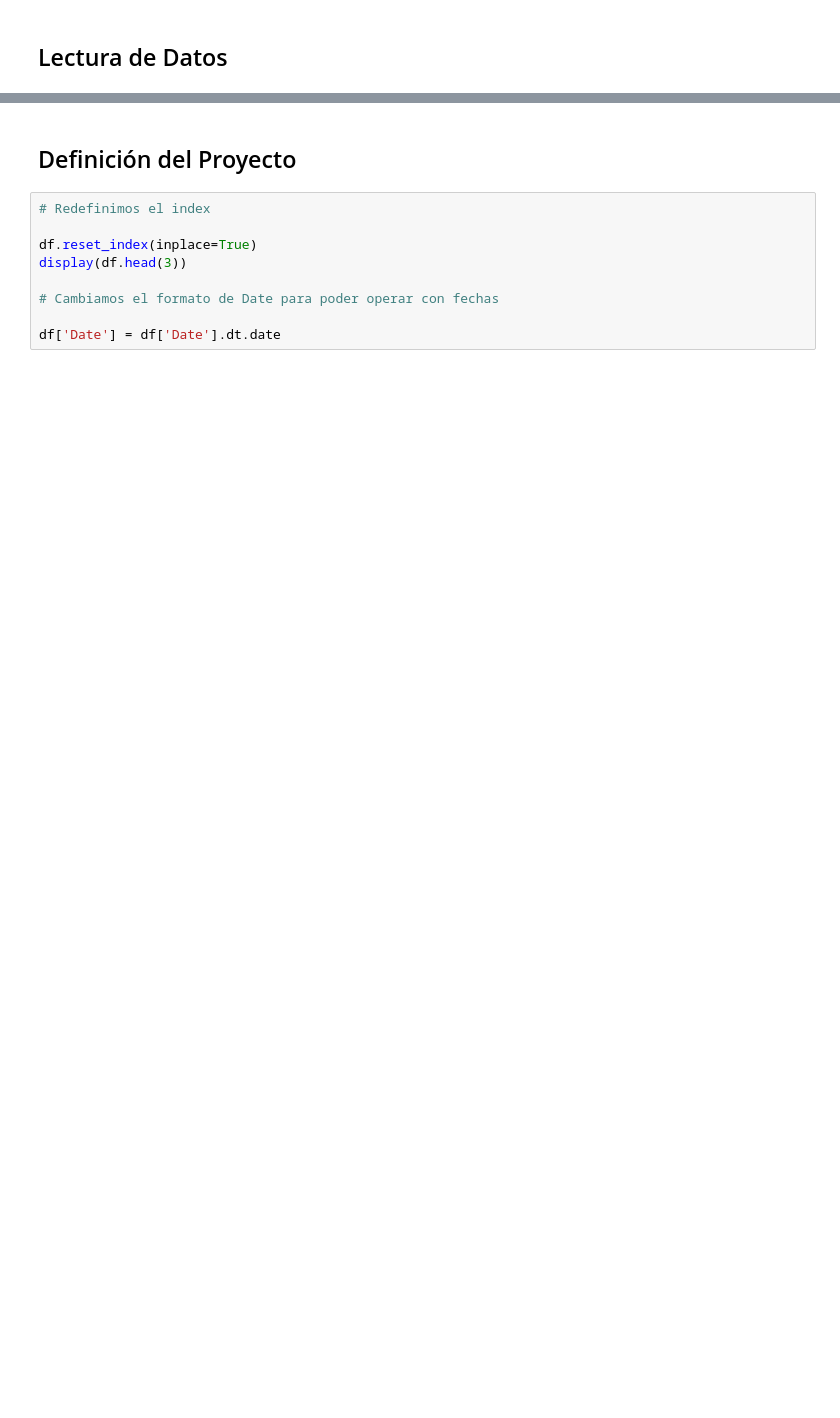
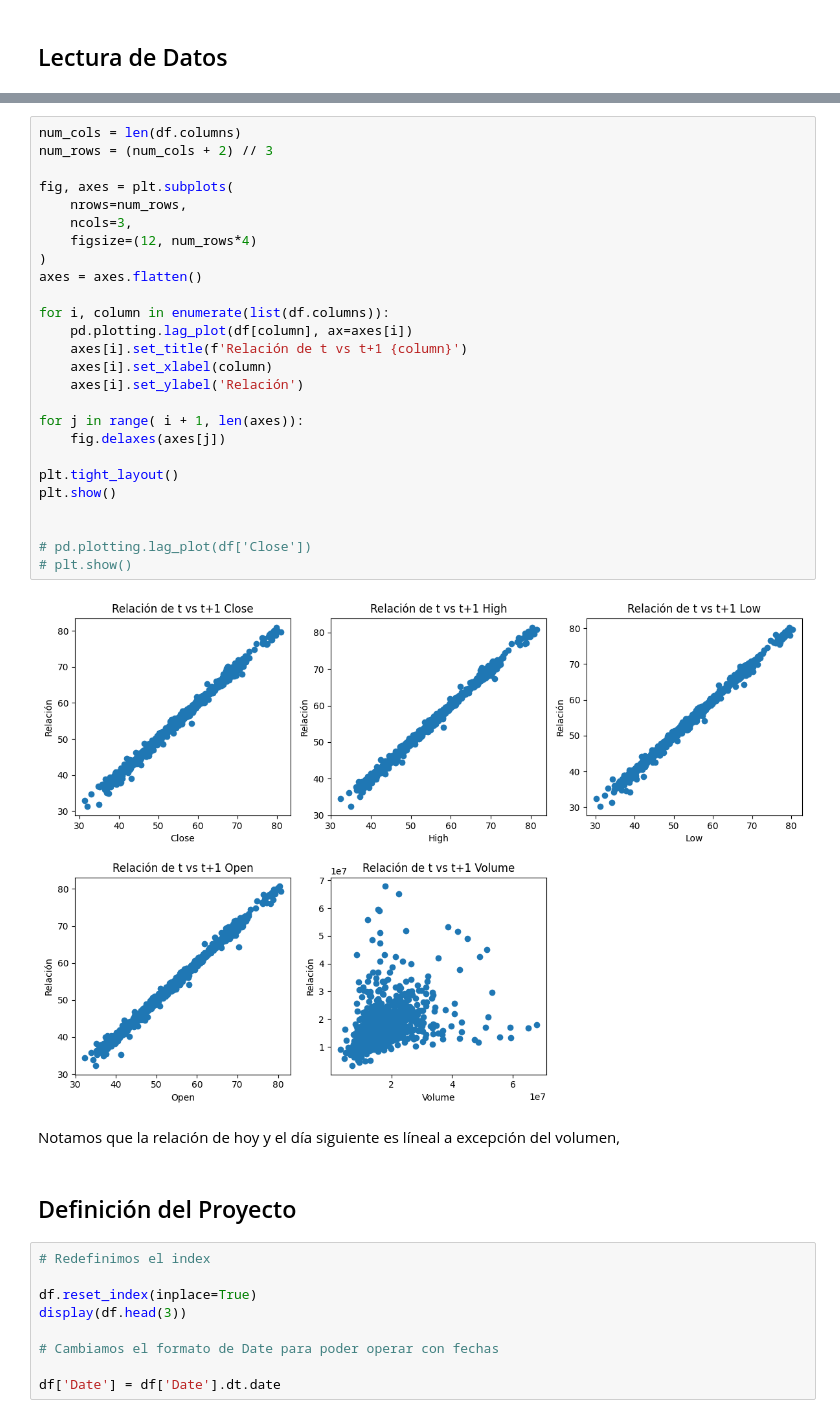
Before and after one commit to AlephZayas/Time-Series-Sliding-Windows, a Jupyter notebook: Notebooks/01_Feature_EngineeringTimeSeriesForecasting.ipynb, the cells around one changed output, grey strips where cells are left out. Saved outputs shown, nothing was run; the diff lists cells and outputs as text; blank space fills up the shorter version.

```diff
--- a/Notebooks/01_Feature_EngineeringTimeSeriesForecasting.ipynb
+++ b/Notebooks/01_Feature_EngineeringTimeSeriesForecasting.ipynb
@@ -80,3 +159,33 @@ fig.show()
+# %%
+num_cols = len(df.columns)
+num_rows = (num_cols + 2) // 3
+
+fig, axes = plt.subplots(
+    nrows=num_rows,
+    ncols=3,
+    figsize=(12, num_rows*4)
+)
+axes = axes.flatten()
+
+for i, column in enumerate(list(df.columns)):
+    pd.plotting.lag_plot(df[column], ax=axes[i])
+    axes[i].set_title(f'Relación de t vs t+1 {column}')
+    axes[i].set_xlabel(column)
+    axes[i].set_ylabel('Relación')
+
+for j in range( i + 1, len(axes)):
+    fig.delaxes(axes[j])
+
+plt.tight_layout()
+plt.show()
+
+
+# pd.plotting.lag_plot(df['Close'])
+# plt.show()
+# %% [output]
+[figure, added]
+# %% [markdown]
+Notamos que la relación de hoy y el día siguiente es líneal a excepción del volumen,
 # %% [markdown]
 ## Definición del Proyecto
 # %%
```
Also changed, not shown: parts of 53 cells of this notebook, 1 other file.
